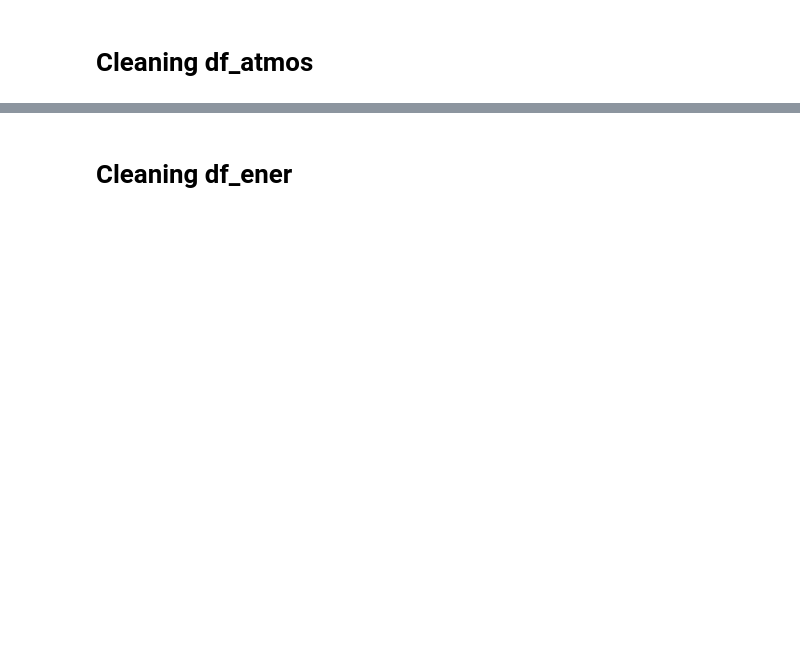
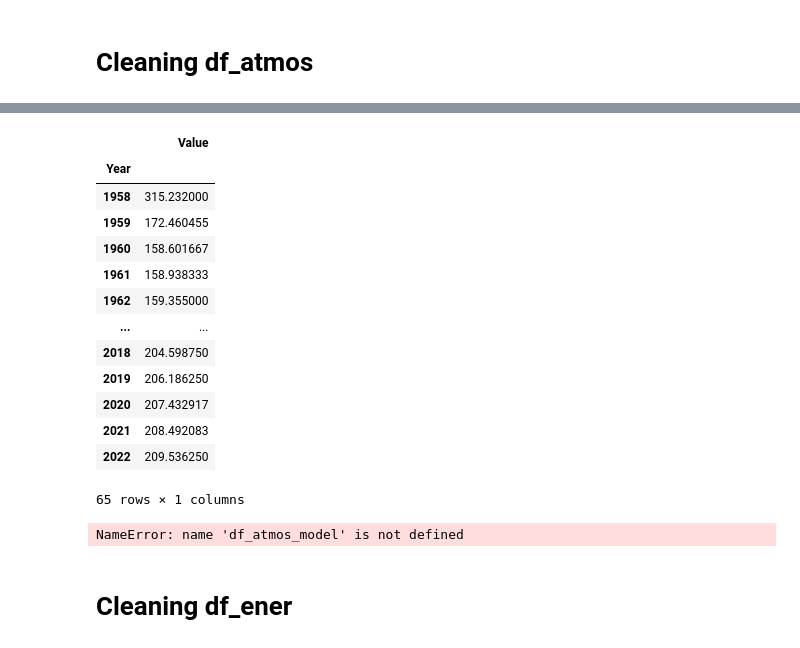
Before and after one commit to AlfonsoUrra/Climate-Change-Predictive-Model, a Jupyter notebook: src/Main.ipynb, the cells around one changed output, grey strips where cells are left out. Drawn from its saved outputs; the diff is of its cells as text; code cells hidden in the pictures; blank space fills up the shorter version.

```diff
--- a/src/Main.ipynb
+++ b/src/Main.ipynb
@@ -689,7 +730,24 @@ df_atmos.head()
 # %%
-df_atmos_model = df_atmos.groupby("Year").mean()
+df_atmos.groupby("Year").mean()
+# %% [output]
+|  | Value |
+| Year |  |
+| 1958 | 315.232000 |
+| 1959 | 172.460455 |
+| 1960 | 158.601667 |
+| 1961 | 158.938333 |
+| 1962 | 159.355000 |
+| ... | ... |
+| 2018 | 204.598750 |
+| 2019 | 206.186250 |
+| 2020 | 207.432917 |
+| 2021 | 208.492083 |
+| 2022 | 209.536250 |
+65 rows × 1 columns
 # %%
 df_atmos_model.head()
+# %% [output]
+NameError: name 'df_atmos_model' is not defined
 # %%
 df_atmos_model.to_csv('../data/df_atmos_model.csv')
 # %% [markdown]
```
Also changed, not shown: parts of 61 cells of this notebook.
